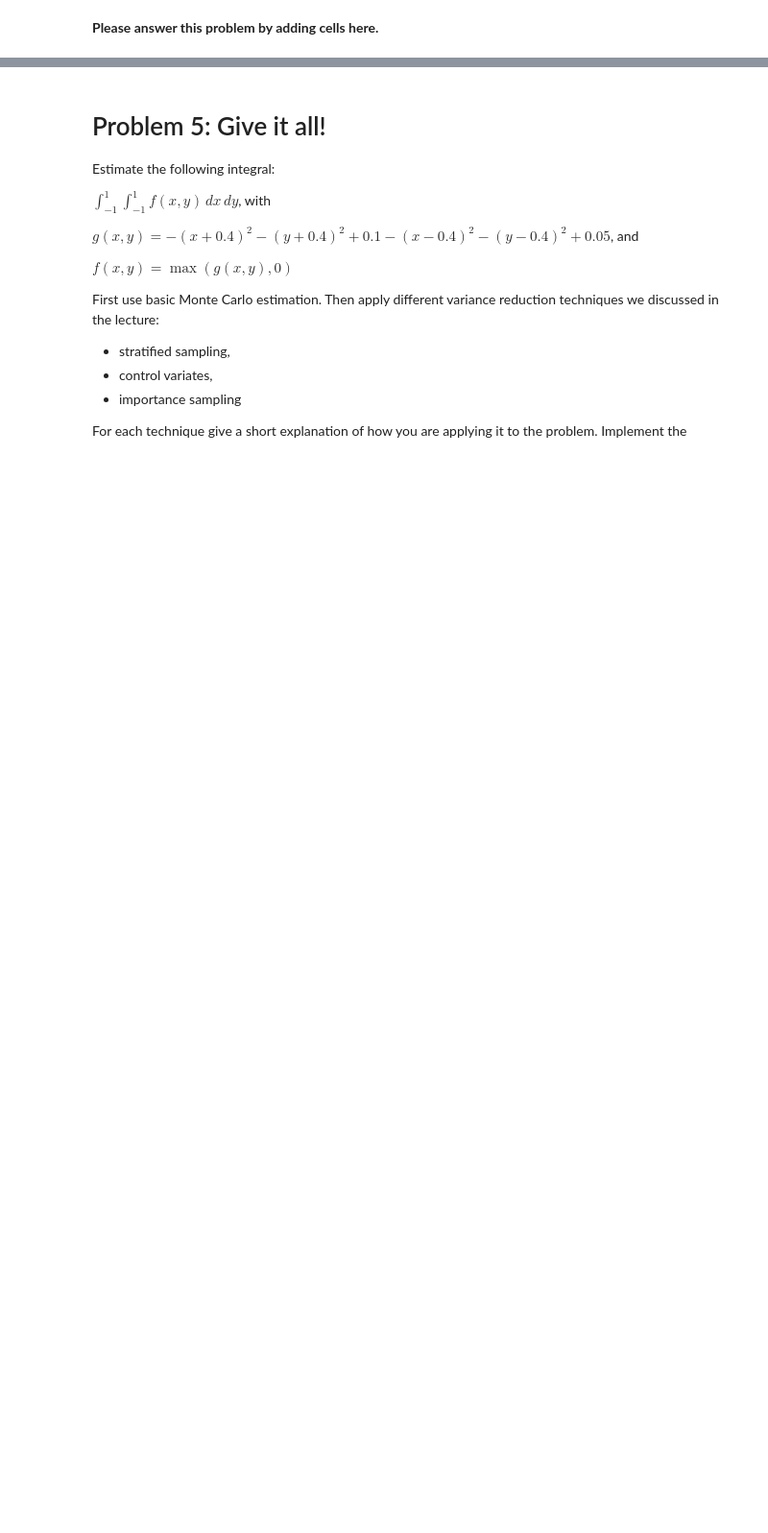
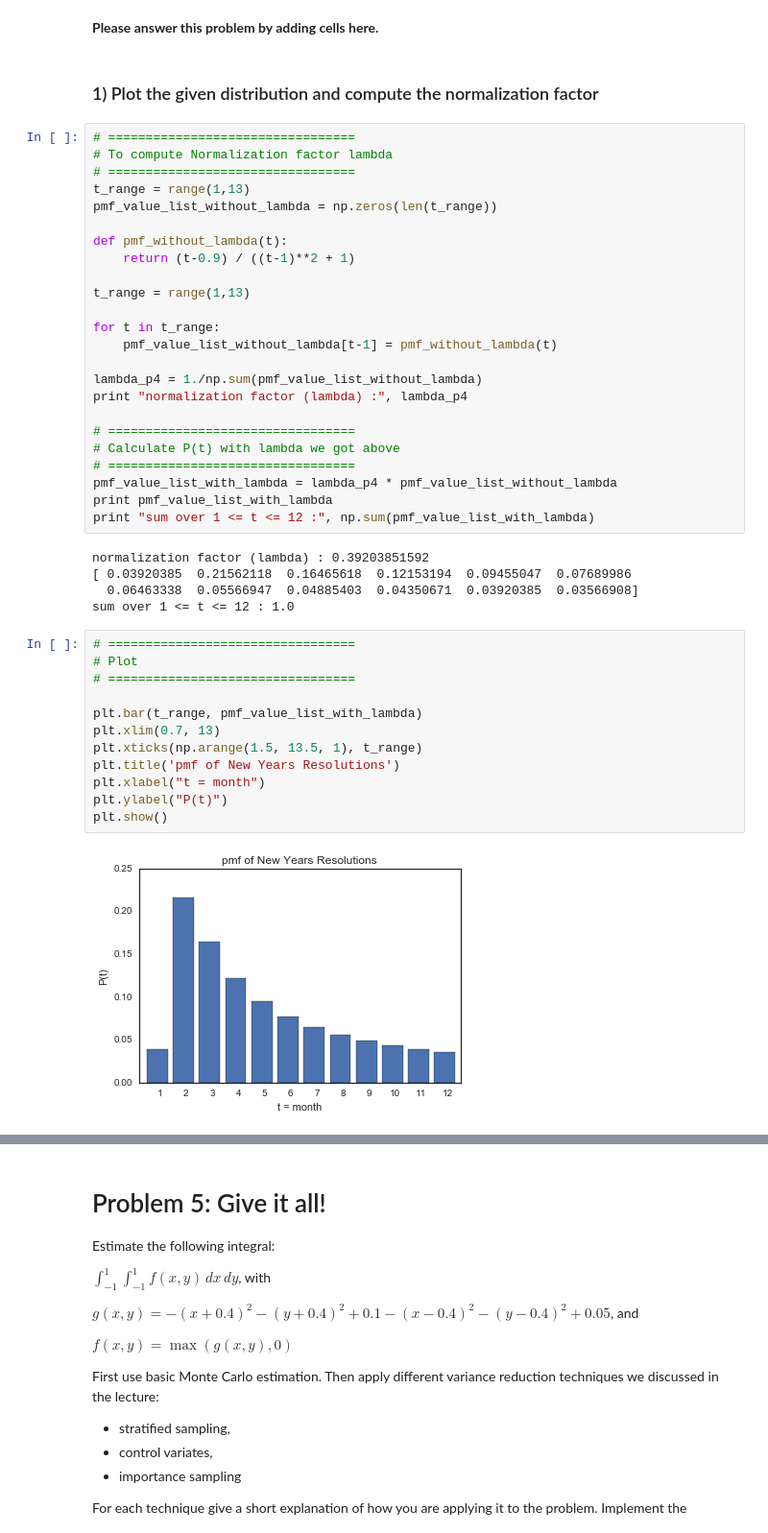
Before and after one commit to jeewon-hwang/AM207_homework_2016, a Jupyter notebook: AM207_Jeewon_Hwang_HW1.ipynb, the cells around one changed output, grey strips where cells are left out. Shown: that part at 96% size. Drawn from its saved outputs; the diff is of its cells as text; blank space fills up the shorter version.

```diff
--- a/AM207_Jeewon_Hwang_HW1.ipynb
+++ b/AM207_Jeewon_Hwang_HW1.ipynb
@@ -297,3 +297,48 @@ Where $t=1$ corresponds to January, $t=2$ corresponds to February, etc.. $\lambd
 * Compare the execution time of both methods. Which one is faster and why? When would you prefer a lookup table and when an analytical solution to the anti-derivative?
 # %% [markdown]
 **Please answer this problem by adding cells here.**
+# %% [markdown]
+### 1) Plot the given distribution and compute the normalization factor
+# %%
+# =================================
+# To compute Normalization factor lambda
+# =================================
+t_range = range(1,13)
+pmf_value_list_without_lambda = np.zeros(len(t_range))
+
+def pmf_without_lambda(t):
+    return (t-0.9) / ((t-1)**2 + 1)
+
+t_range = range(1,13)
+
+for t in t_range:
+    pmf_value_list_without_lambda[t-1] = pmf_without_lambda(t)
+
+lambda_p4 = 1./np.sum(pmf_value_list_without_lambda)
+print "normalization factor (lambda) :", lambda_p4
+
+# =================================
+# Calculate P(t) with lambda we got above
+# =================================
+pmf_value_list_with_lambda = lambda_p4 * pmf_value_list_without_lambda
+print pmf_value_list_with_lambda
+print "sum over 1 <= t <= 12 :", np.sum(pmf_value_list_with_lambda)
+# %% [output]
+normalization factor (lambda) : 0.39203851592
+[ 0.03920385  0.21562118  0.16465618  0.12153194  0.09455047  0.07689986
+  0.06463338  0.05566947  0.04885403  0.04350671  0.03920385  0.03566908]
+sum over 1 <= t <= 12 : 1.0
+# %%
+# =================================
+# Plot
+# =================================
+
+plt.bar(t_range, pmf_value_list_with_lambda)
+plt.xlim(0.7, 13)
+plt.xticks(np.arange(1.5, 13.5, 1), t_range)
+plt.title('pmf of New Years Resolutions')
+plt.xlabel("t = month")
+plt.ylabel("P(t)")
+plt.show()
+# %% [output]
+[figure, added]
```
Also changed, not shown: parts of 15 cells of this notebook.
